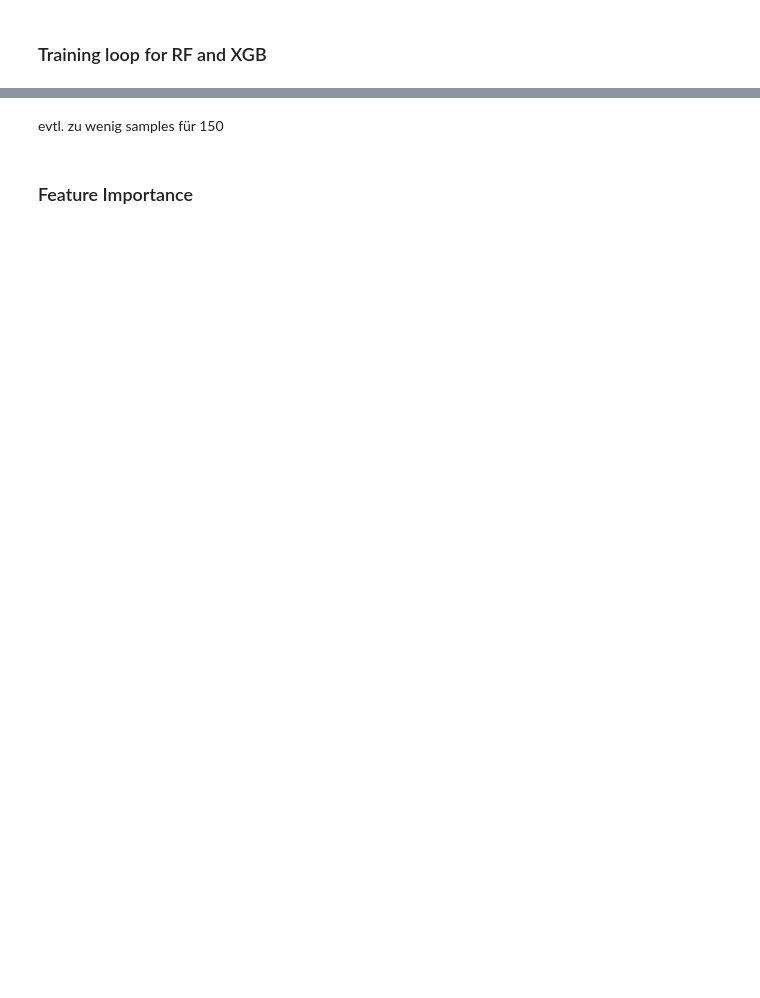
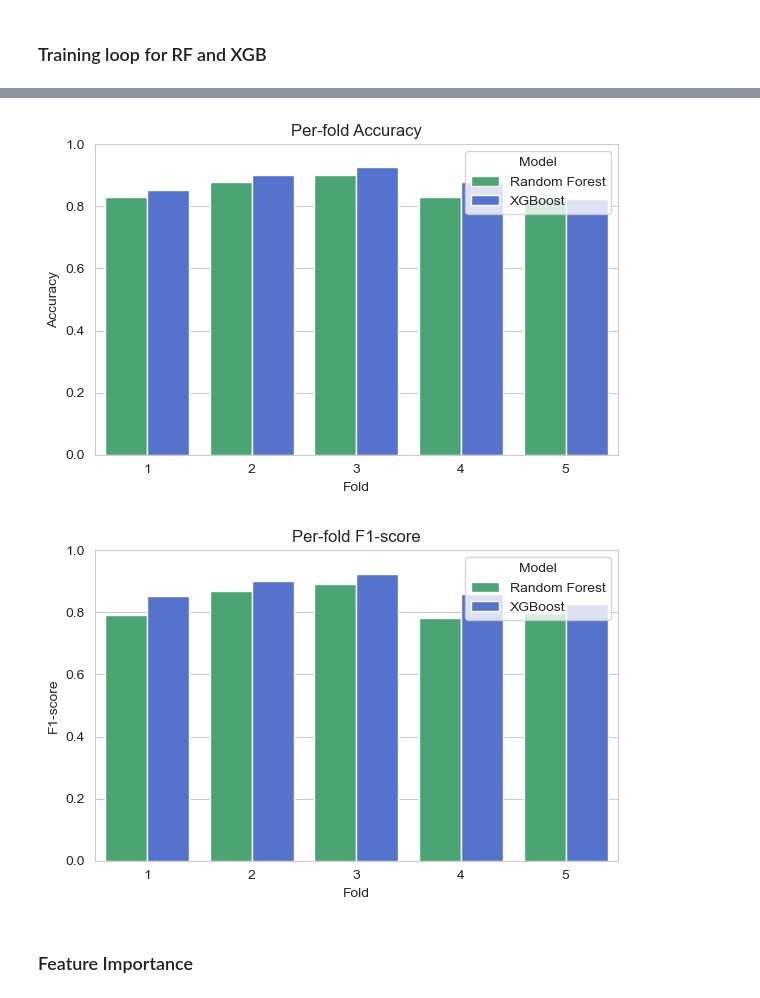
Before and after one commit to m-j-w-f/ROAR, a Jupyter notebook: src/roar/notenbooks/03train.ipynb, the cells around one changed output, grey strips where cells are left out. Cells and saved outputs as stored; diff of their text form; code cells hidden in the pictures; blank space fills up the shorter version.

```diff
--- a/src/roar/notenbooks/03train.ipynb
+++ b/src/roar/notenbooks/03train.ipynb
@@ -624,4 +1015,9 @@ Classes: ['150' '211']
 # %%
+rf_accs, rf_f1s = [], []
+xgb_accs, xgb_f1s = [], []
+
+fold_results = []
+
 for fold, (train_idx, val_idx) in enumerate(skf.split(X, y)):
     print(f"\n===== Fold {fold + 1}/{n_splits} =====")
 
@@ -635,6 +1031,7 @@ for fold, (train_idx, val_idx) in enumerate(skf.split(X, y)):
         max_depth=None,
         min_samples_split=2,
         min_samples_leaf=1,
+        class_weight={'150': 1.0, '211': 0.3},
         n_jobs=-1,
         random_state=42
     )
@@ -649,6 +1046,7 @@ for fold, (train_idx, val_idx) in enumerate(skf.split(X, y)):
     rf_f1s.append(rf_f1)
 
     print(f"RF  - acc: {rf_acc:.3f}, f1: {rf_f1:.3f}")
+    print(confusion_matrix(y_val, y_pred_rf))
 
     # ------------------ XGBoost ------------------
     xgb = XGBClassifier(
@@ -657,6 +1055,7 @@ for fold, (train_idx, val_idx) in enumerate(skf.split(X, y)):
         learning_rate=0.05,
         subsample=0.8,
         colsample_bytree=0.8,
+        scale_pos_weight=0.3,
         objective="binary:logistic",  # binary road-type problem
         n_jobs=-1,
         eval_metric="logloss",
@@ -674,6 +1073,7 @@ for fold, (train_idx, val_idx) in enumerate(skf.split(X, y)):
     xgb_f1s.append(xgb_f1)
 
     print(f"XGB - acc: {xgb_acc:.3f}, f1: {xgb_f1:.3f}")
+    print(confusion_matrix(y_val, y_pred_xgb))
 
     # store per-fold results
     fold_results.append({
@@ -756,5 +1128,54 @@ weighted avg       0.84      0.85      0.83        40
-# %% [markdown]
-evtl. zu wenig samples für 150
+# %%
+sns.set_style("whitegrid")
+
+palette = ["mediumseagreen", "royalblue"]
+
+# 1) Accuracy comparison
+acc_plot_df = results_df.melt(
+    id_vars="fold",
+    value_vars=["rf_acc", "xgb_acc"],
+    var_name="model",
+    value_name="accuracy",
+)
+acc_plot_df["model"] = acc_plot_df["model"].map(
+    {"rf_acc": "Random Forest", "xgb_acc": "XGBoost"}
+)
+
+plt.figure(figsize=(6, 4))
+sns.barplot(data=acc_plot_df, x="fold", y="accuracy", hue="model", palette=palette)
+plt.ylim(0, 1)
+plt.title("Per-fold Accuracy")
+plt.xlabel("Fold")
+plt.ylabel("Accuracy")
+plt.legend(title="Model")
+plt.tight_layout()
+# plt.show()
+plt.savefig("accuracy_comparison.png", dpi=300)
+
+# 2) F1-score comparison
+f1_plot_df = results_df.melt(
+    id_vars="fold",
+    value_vars=["rf_f1", "xgb_f1"],
+    var_name="model",
+    value_name="f1",
+)
+f1_plot_df["model"] = f1_plot_df["model"].map(
+    {"rf_f1": "Random Forest", "xgb_f1": "XGBoost"}
+)
+
+plt.figure(figsize=(6, 4))
+sns.barplot(data=f1_plot_df, x="fold", y="f1", hue="model", palette=palette)
+plt.ylim(0, 1)
+plt.title("Per-fold F1-score")
+plt.xlabel("Fold")
+plt.ylabel("F1-score")
+plt.legend(title="Model")
+plt.tight_layout()
+# plt.show()
+plt.savefig("f1score_comparison.png", dpi=300)
+# %% [output]
+[figure, added]
+[figure, added]
 # %% [markdown]
 ### Feature Importance
 # %%
```
Also changed, not shown: parts of 24 cells of this notebook.
